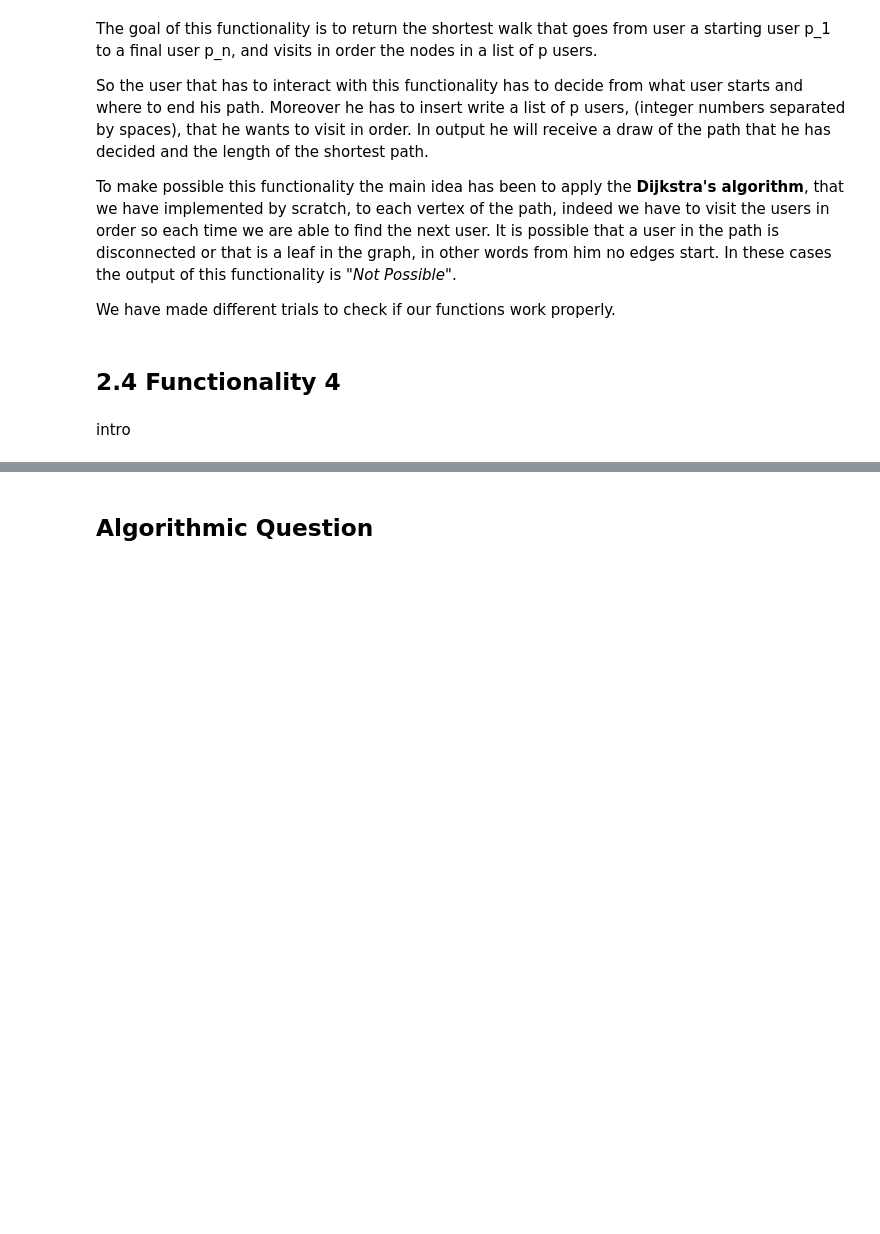
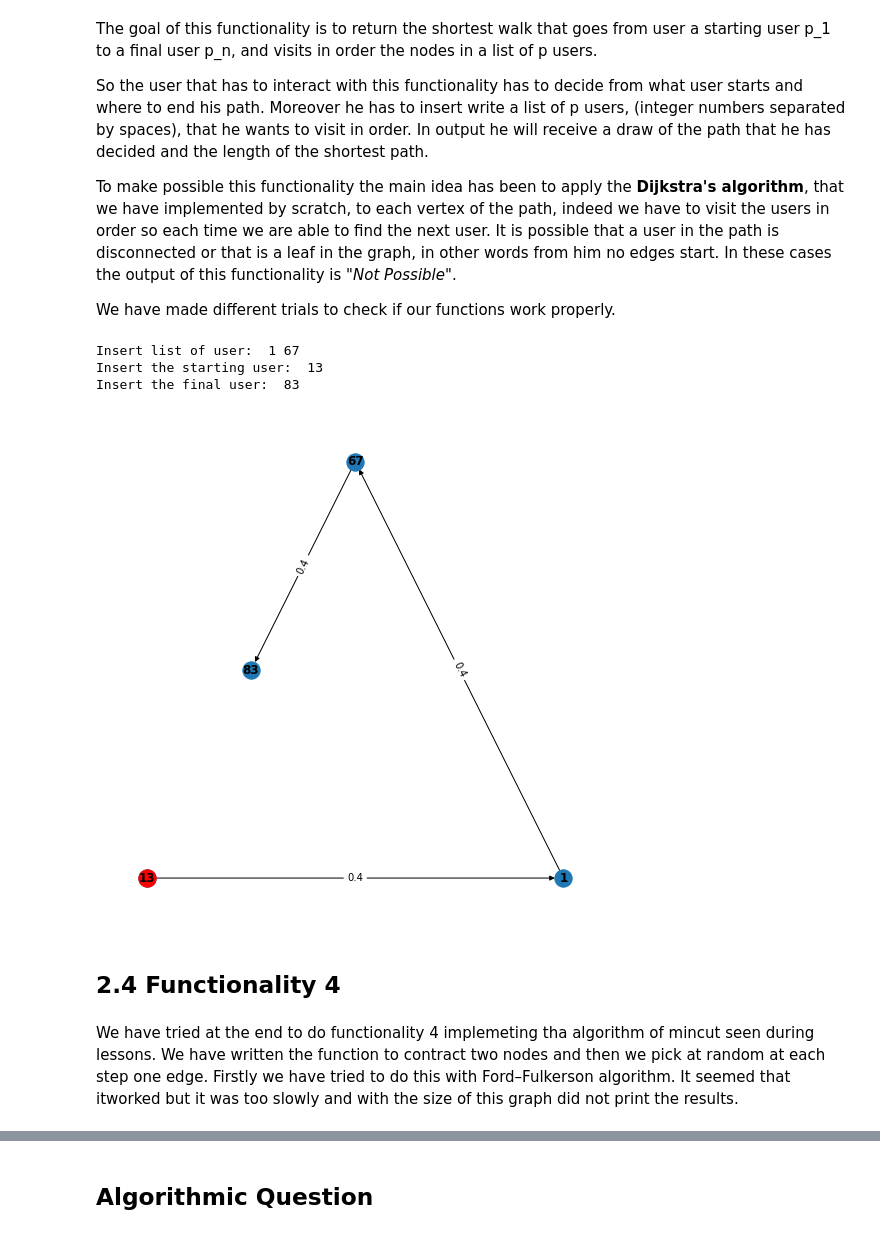
Before and after one commit to michele1783/ADM-HW5, a Jupyter notebook: Main.ipynb, the cells around one changed output, grey strips where cells are left out. Saved outputs shown, nothing was run; the diff lists cells and outputs as text; code cells hidden in the pictures; blank space fills up the shorter version.

```diff
--- a/Main.ipynb
+++ b/Main.ipynb
@@ -191,4 +246,12 @@ functionality_3(data)
+# %%
+out_g, _, l = func_3()
+# %% [output]
+Insert list of user:  1 67
+Insert the starting user:  13
+Insert the final user:  83
+# %%
+out_g.print_graph(pos="planar", highlight=True, highlighted_node=13);
+# %% [output]
+[figure, added]
 # %% [markdown]
 ## 2.4 Functionality 4
-# %% [markdown]
-intro
@@ -196,0 +258,3 @@ functionality_4(data)
+# %% [markdown]
+We have tried at the end to do functionality 4 implemeting tha algorithm of mincut seen during lessons. We have written the function to contract two nodes and then we pick at random at each step one edge.
+Firstly we have tried to do this with Ford–Fulkerson algorithm. It seemed that itworked but it was too slowly and with the size of this graph did not print the results.
```
Also changed, not shown: parts of 18 cells of this notebook, 6 other files.
